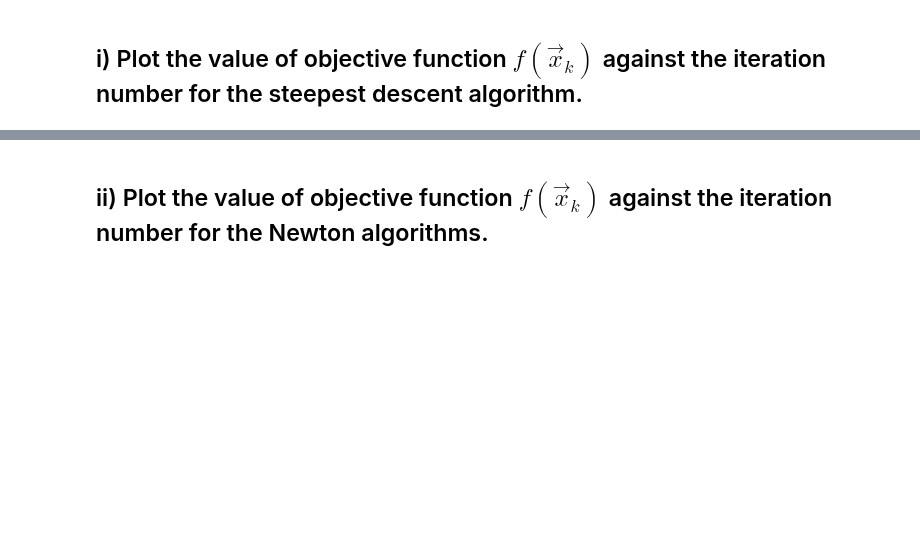
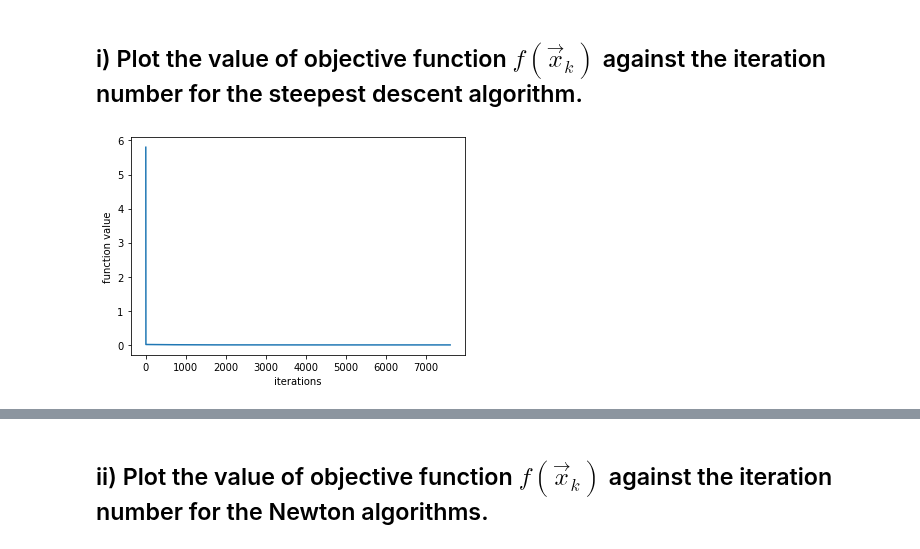
Before and after one commit to wpmcgrath95/MATH-693A-Advanced-Numerical-Methods, a Jupyter notebook: python/Homework1.ipynb, the cells around one changed output, grey strips where cells are left out. Cells and saved outputs as stored; diff of their text form; code cells hidden in the pictures; blank space fills up the shorter version.

```diff
--- a/python/Homework1.ipynb
+++ b/python/Homework1.ipynb
@@ -128,8 +134,8 @@ tb_ex_sd_df.head(6)
 | 5 | 6 | [-0.021728147459245596, -0.162781... | 0.000023 | [-0.950876750103516, 0.3095697112... | 0.007812 |
 # %%
 # answer to problem 1a for x0 = [1.2, 1.2] using steepest descent
-sd_1_df = steepest_descent([1.2, 1.2], obj_func, gradient, 10**-8)
-sd_1_df.head(6) # first 6 rows for x0 = [1.2, 1.2]
+sd_1a_df = steepest_descent([1.2, 1.2], obj_func, gradient, 10**-8)
+sd_1a_df.head(6) # first 6 rows for x0 = [1.2, 1.2]
 # %% [output]
 |  | iteration | xbar | f(xbar) | pbar | alpha |
 | 0 | 1 | [1.2, 1.2] | 5.8 | [-0.9235489582482737, 0.383480536... | 0.125 |
@@ -236,0 +406,38 @@ sd_2_df.tail(6)
+# %%
+def contourplot(objective_func, x_range, y_range, ncontours=50):
+    xmin = x_range[0]
+    xmax = x_range[1]
+    ymin = y_range[0]
+    ymax = y_range[1]
+
+    # range of x and y
+    x = np.linspace(xmin, xmax, 100)
+    y = np.linspace(ymin, ymax, 100)
+    X, Y = np.meshgrid(x,y)
+    xbar = [X,Y]
+    Z = objective_func(xbar)
+
+    plt.figure(figsize=(7,7))
+    plt.contour(X,Y,Z,ncontours); # plot the contours
+    plt.scatter(1,1,marker="x",s=50,color="r");  # mark the minimum
+# %%
+# x0 = [1.2, 1.2] for sd_1a_df
+
+'''
+plt.figure(figsize=(17,5))
+plt.subplot(1,2,1)
+contourplot(obj_func, [-2, 2], [-5,6])
+plt.xlabel("x")
+plt.ylabel("y")
+plt.title("Minimize $f(x,y)=100(y-x^2)^2 + (1-x)^2$");
+plt.scatter(p[0,0],p[0,1],marker="*",color="w")
+for i in range(1,len(p)):
+        plt.plot( (p[i-1,0],p[i,0]), (p[i-1,1],p[i,1]) , "w");
+'''
+
+#plt.subplot(1,2,2)
+plt.plot(sd_1a_df['iteration'], sd_1a_df['f(xbar)'])
+plt.xlabel("iterations")
+plt.ylabel("function value");
+# %% [output]
+[figure, added]
```
Also changed, not shown: parts of 35 cells of this notebook.
